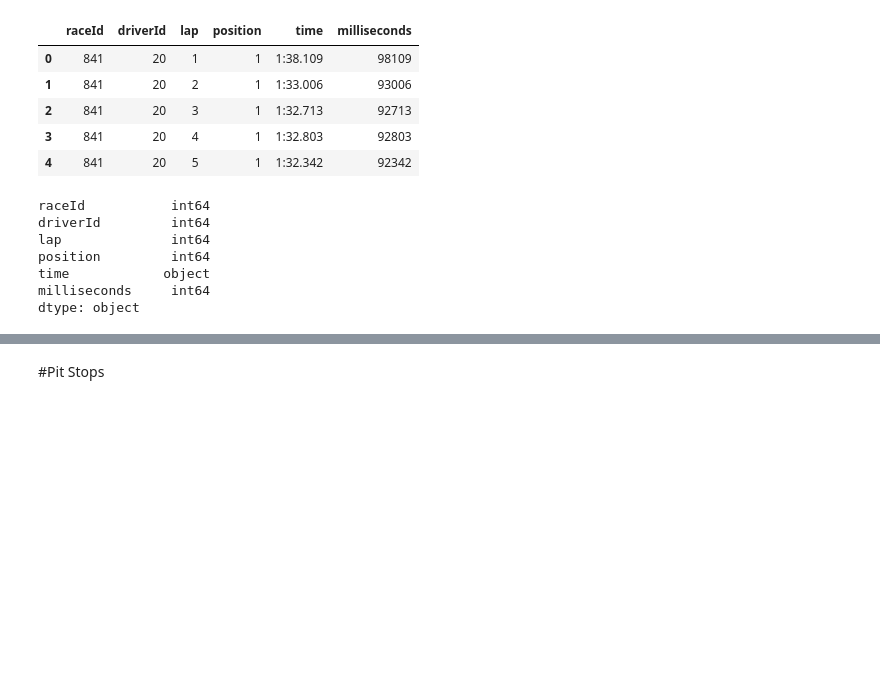
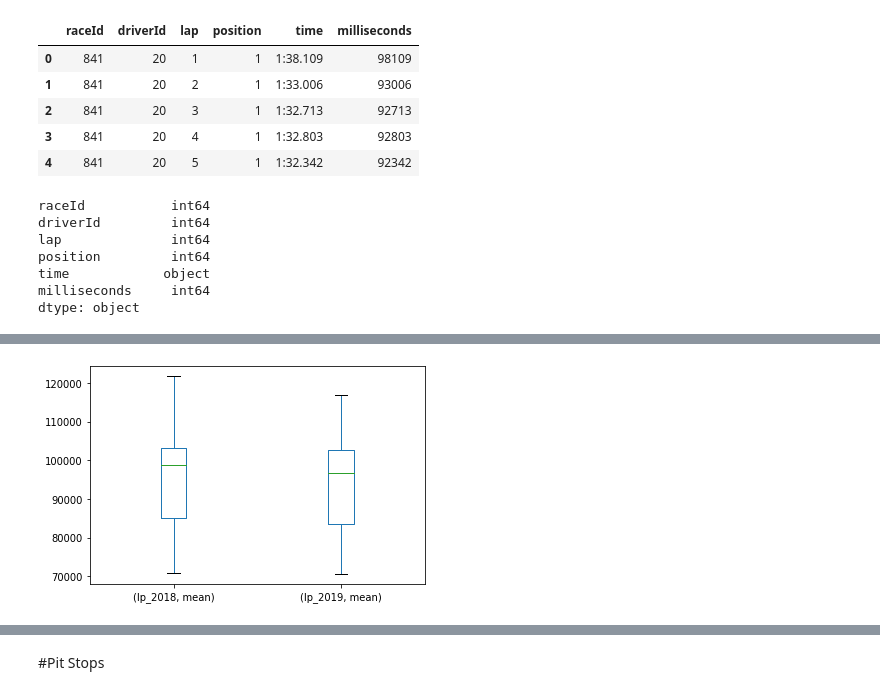
Before and after one commit to cdbm/F1DataAnalysis, a Jupyter notebook: data.ipynb, the cells around one changed output, grey strips where cells are left out. Cells and saved outputs as stored; diff of their text form; code cells hidden in the pictures; blank space fills up the shorter version.

```diff
--- a/data.ipynb
+++ b/data.ipynb
@@ -517,0 +567,16 @@ teste commit
+# %%
+races_agg = races[['raceId','circuitId','year']]
+races_agg
+lap_timesAggregated = pd.merge(lap_times,races_agg,on='raceId')
+lapTimes2018 = lap_timesAggregated[lap_timesAggregated.year == 2018][['milliseconds','circuitId']]
+lapTimes2019 = lap_timesAggregated[lap_timesAggregated.year == 2019][['milliseconds','circuitId']]
+
+lapCompare = pd.merge(lapTimes2018,lapTimes2019,on='circuitId')
+# %%
+lapCompareMean = lapCompare.groupby(['circuitId']).agg(['mean'])
+lapCompareMean.rename(columns={'milliseconds_x':'lp_2018','milliseconds_y':'lp_2019'},inplace=True)
+
+lapCompareMean[['lp_2018','lp_2019']].plot(kind='box')
+lapCompareMean['lp_diff'] = lapCompareMean['lp_2018']  - lapCompareMean['lp_2019']
+# %% [output]
+[figure, added]
```
Also changed, not shown: parts of 24 cells of this notebook.
